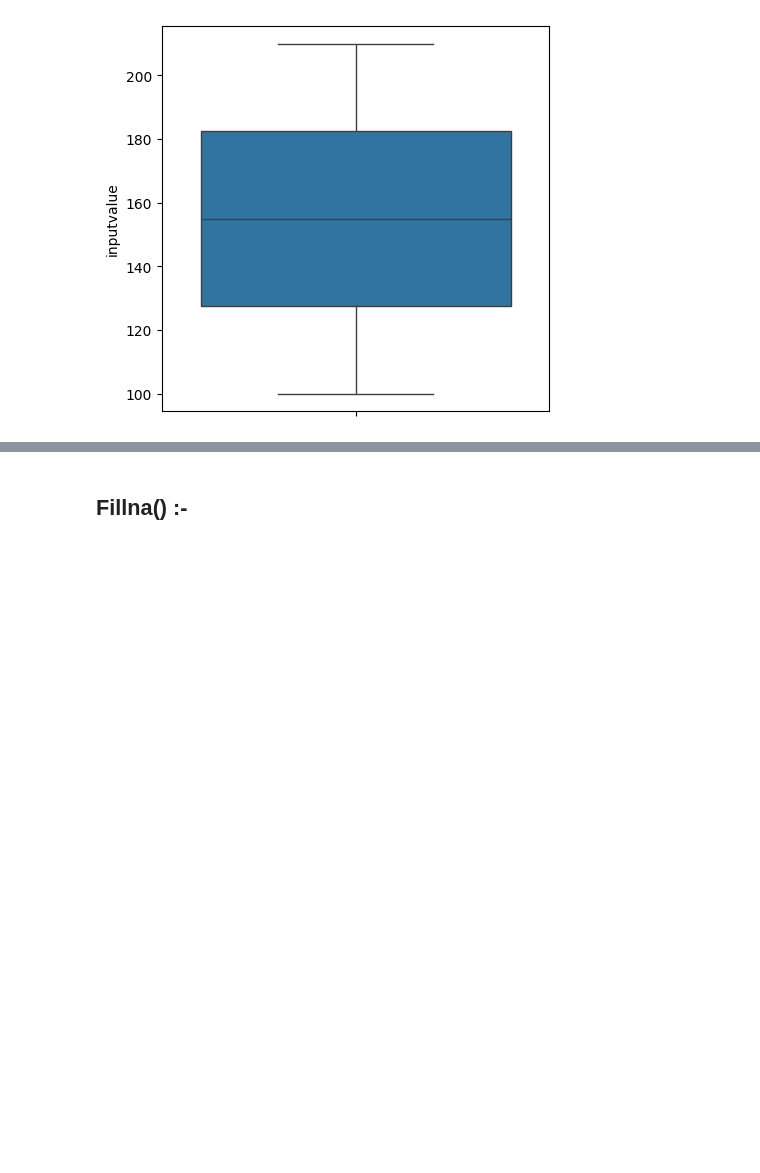
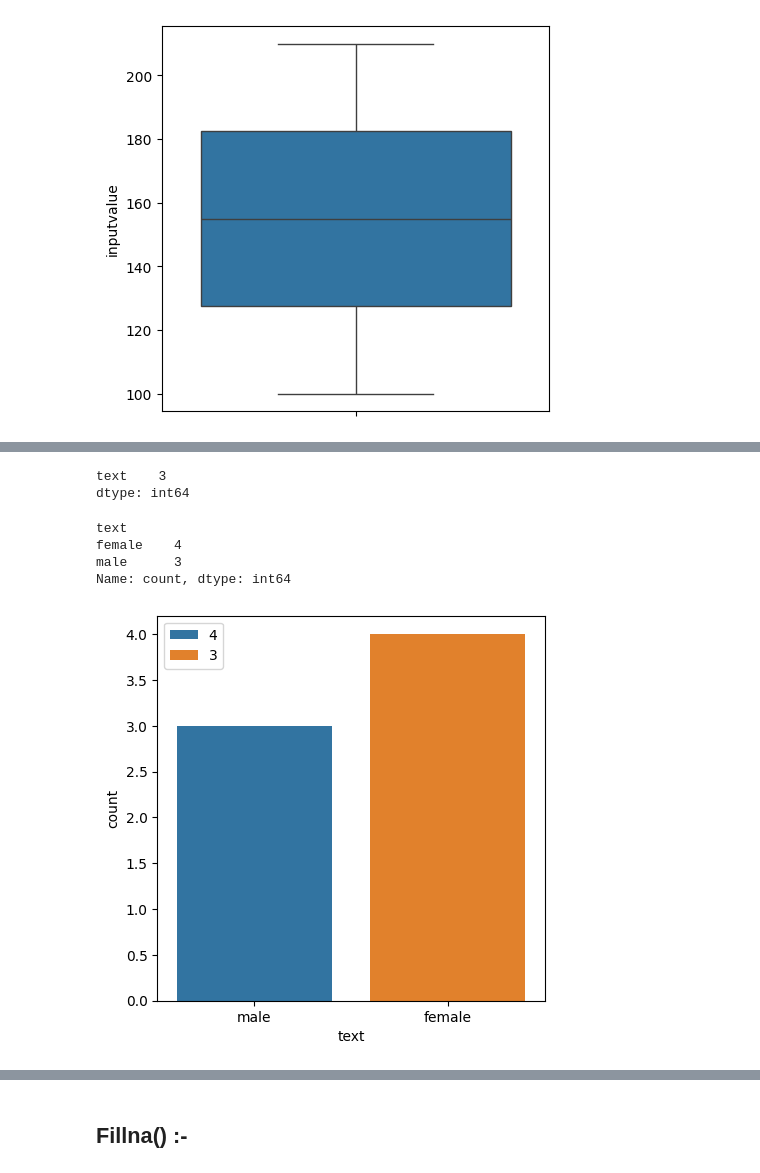
Before and after one commit to manojkumar211/Machine-Learning-All, a Jupyter notebook: experiment/replace_values.ipynb, the cells around one changed output, grey strips where cells are left out. Drawn from its saved outputs; the diff is of its cells as text; code cells hidden in the pictures; blank space fills up the shorter version.

```diff
--- a/experiment/replace_values.ipynb
+++ b/experiment/replace_values.ipynb
@@ -162,3 +162,5 @@ sns.boxplot(dd['inputvalue'],ax=ax)
 plt.show()
 # %% [output]
 [figure]
+# %%
+dd1=pd.DataFrame({'text':['male',np.nan,'male','female',np.nan,'female','male','female',np.nan,'female']})
@@ -164,0 +181,20 @@ plt.show()
+# %%
+dd1.isnull().sum()
+# %% [output]
+text    3
+dtype: int64
+# %%
+dd1.value_counts()
+# %% [output]
+text
+female    4
+male      3
+Name: count, dtype: int64
+# %%
+fig,ax=plt.subplots(figsize=(5,5))
+sns.countplot(data=dd1,x=dd1['text'],ax=ax,hue='text')
+plt.legend(dd1['text'].unique())
+plt.legend(dd1['text'].value_counts())
+plt.show()
+# %% [output]
+[figure, added]
```
Also changed, not shown: parts of 8 cells of this notebook.
